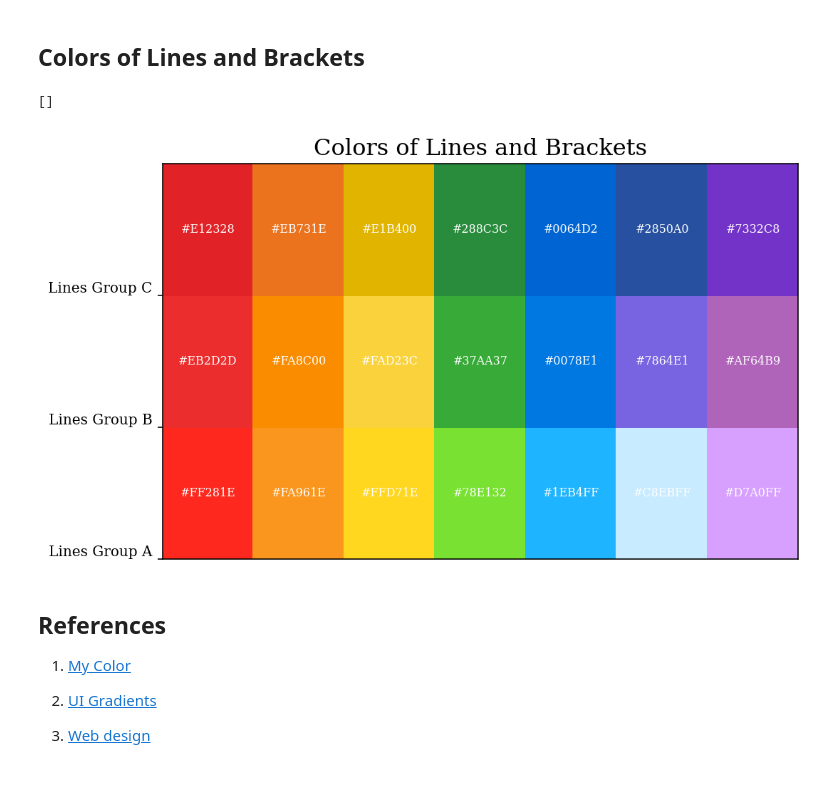
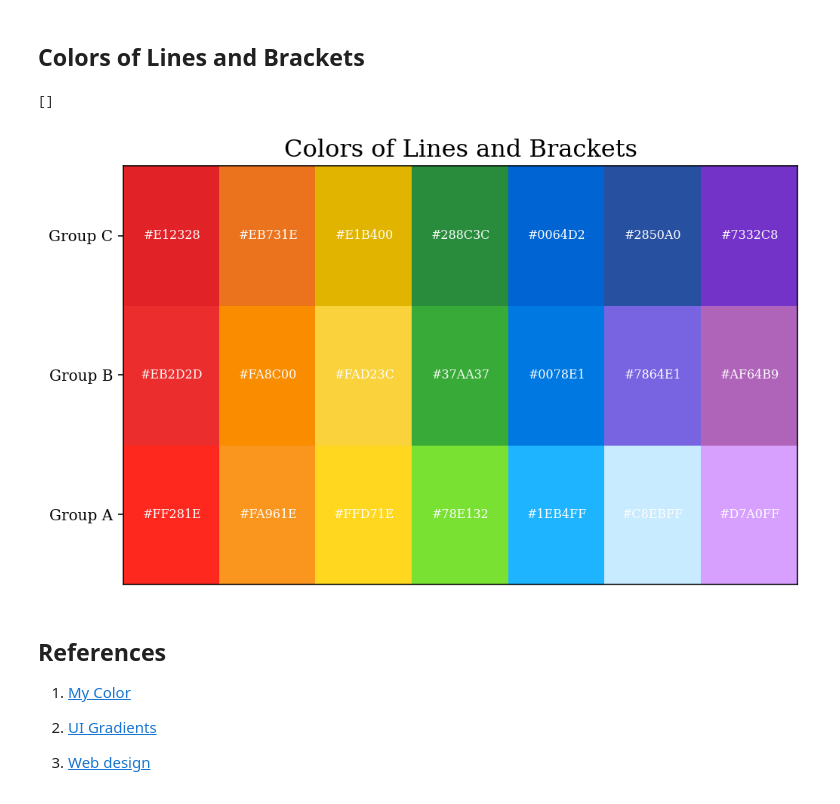
Before and after one commit to Photonico/Computational_Physics_Topics, a Jupyter notebook: Color References/Colors Demonstration.ipynb, the cells around one changed output. Cells and saved outputs as stored; diff of their text form; code cells hidden in the pictures.

```diff
--- a/Color References/Colors Demonstration.ipynb
+++ b/Color References/Colors Demonstration.ipynb
@@ -39,37 +39,42 @@ line_colors_B = ["#EB2D2D", "#FA8C00", "#FAD23C", "#37AA37", "#0078E1", "#7864E1
 line_colors_C = ["#E12328", "#EB731E", "#E1B400", "#288C3C", "#0064D2", "#2850A0", "#7332C8"]
 
 # Combine the color codes into a list
 line_colors = [line_colors_A, line_colors_B, line_colors_C]
 
 params = {"text.usetex": False, "font.family": "serif", "mathtext.fontset": "cm",
           "axes.titlesize": 16, "axes.labelsize": 14, "figure.facecolor": "w"}
 plt.rcParams.update(params)
 
 # Create a canvas
 fig, ax = plt.subplots(1, 1, figsize=(8,5), dpi=144)
 plt.title("Colors of Lines and Brackets")
 
 # Iterate through the color codes and draw the corresponding color blocks
 for row, color_row in enumerate(line_colors):
     for col, color in enumerate(color_row):
         # Draw a rectangle to represent the color
         rect = plt.Rectangle((col, row), 1, 1, color=color)
         ax.add_patch(rect)
         # Add the color code text in the middle of the rectangle
         plt.text(col + 0.5, row + 0.5, color, ha="center", va="center", fontsize=8, color="white")
 
 # Set the range and labels for the axes
 max_length = max(len(line_colors_A), len(line_colors_B), len(line_colors_C))
 ax.set_xlim(0, max_length)
 ax.set_ylim(0, len(line_colors))
-ax.set_yticks(range(len(line_colors)))
-ax.set_yticklabels(["Lines Group A", "Lines Group B", "Lines Group C"], va="bottom")
+# ax.set_yticks(range(len(line_colors)))
+# ax.set_yticklabels(["Lines Group A", "Lines Group B", "Lines Group C"], va="bottom")
 
-# Remove x-axis labels
+# Adjust position of y-axis labels by moving them up by 0.5
+adjusted_yticks = [y + 0.5 for y in range(len(line_colors))]
+ax.set_yticks(adjusted_yticks)
+ax.set_yticklabels(['Group A', 'Group B', 'Group C'])
+
+# Remove x-axis ticks
 ax.set_xticks([])
 # %% [output]
 []
-[figure, old version]
+[figure, new version]
 # %% [markdown]
 ## References
 
```
